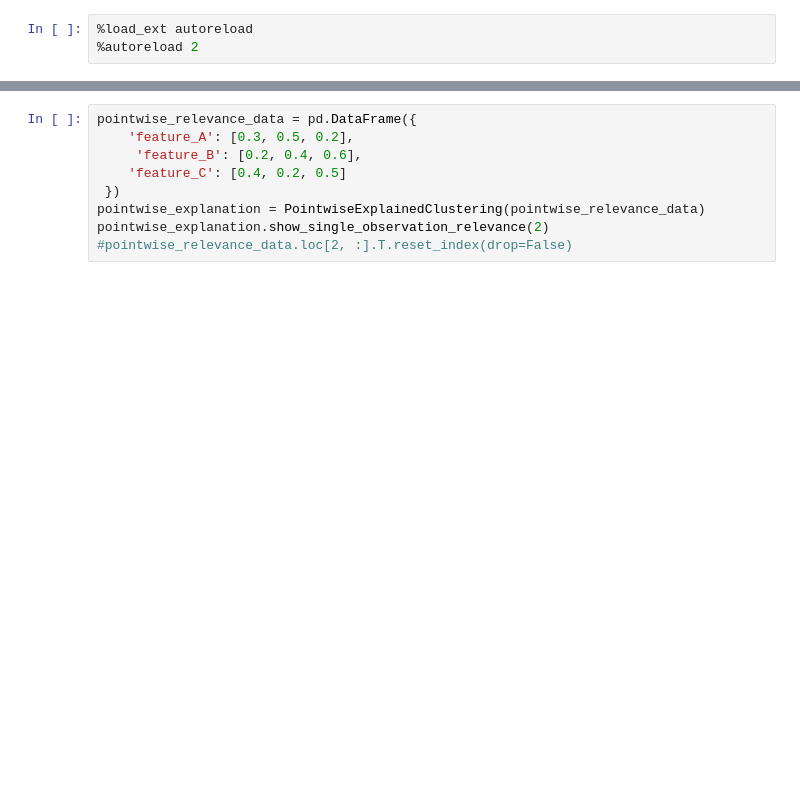
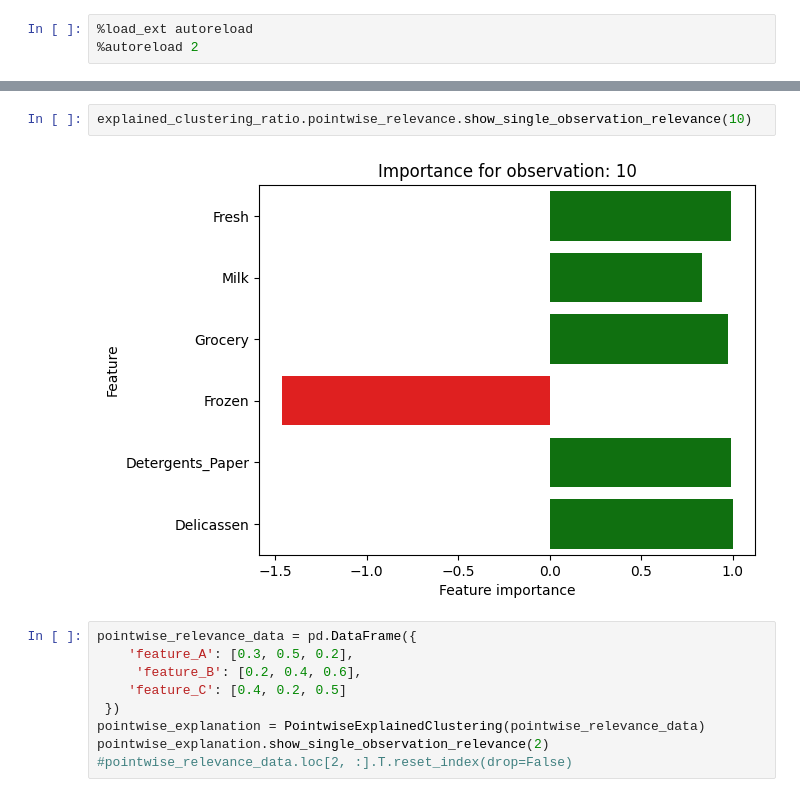
Before and after one commit to AlexF1994/cluster-explain, a Jupyter notebook: notebooks/plotting_importances.ipynb, the cells around one changed output, grey strips where cells are left out. Cells and saved outputs as stored; diff of their text form; blank space fills up the shorter version.

```diff
--- a/notebooks/plotting_importances.ipynb
+++ b/notebooks/plotting_importances.ipynb
@@ -40,3 +62,7 @@ explained_clustering_next_best.pointwise_relevance.show_single_observation_relev
+# %%
+explained_clustering_ratio.pointwise_relevance.show_single_observation_relevance(10)
+# %% [output]
+[figure, added]
 # %%
 pointwise_relevance_data = pd.DataFrame({
     'feature_A': [0.3, 0.5, 0.2],
```
Also changed, not shown: parts of 20 cells of this notebook, 10 other files.
